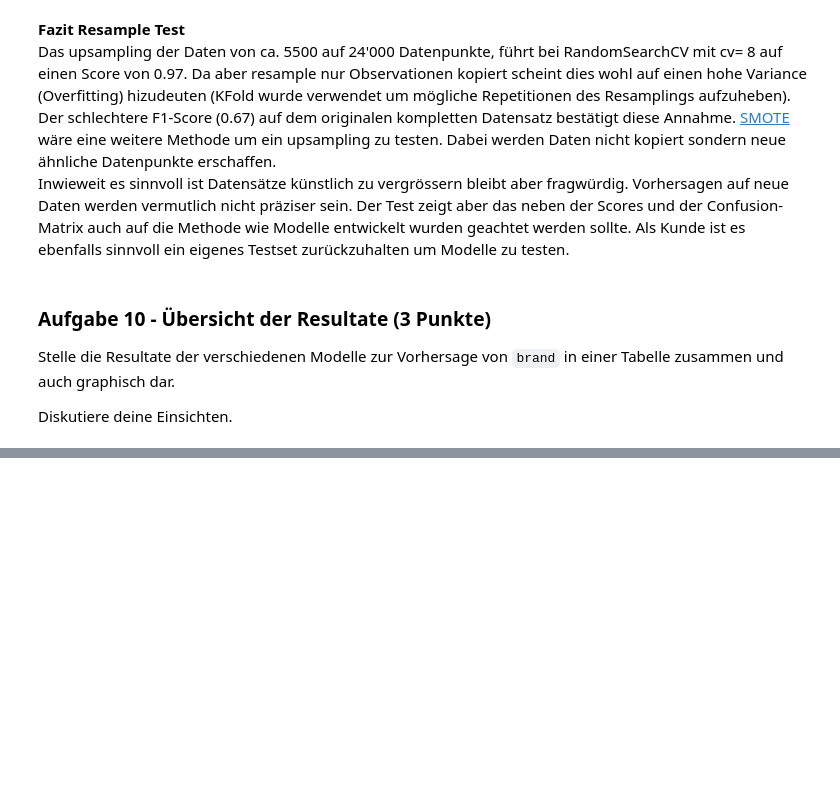
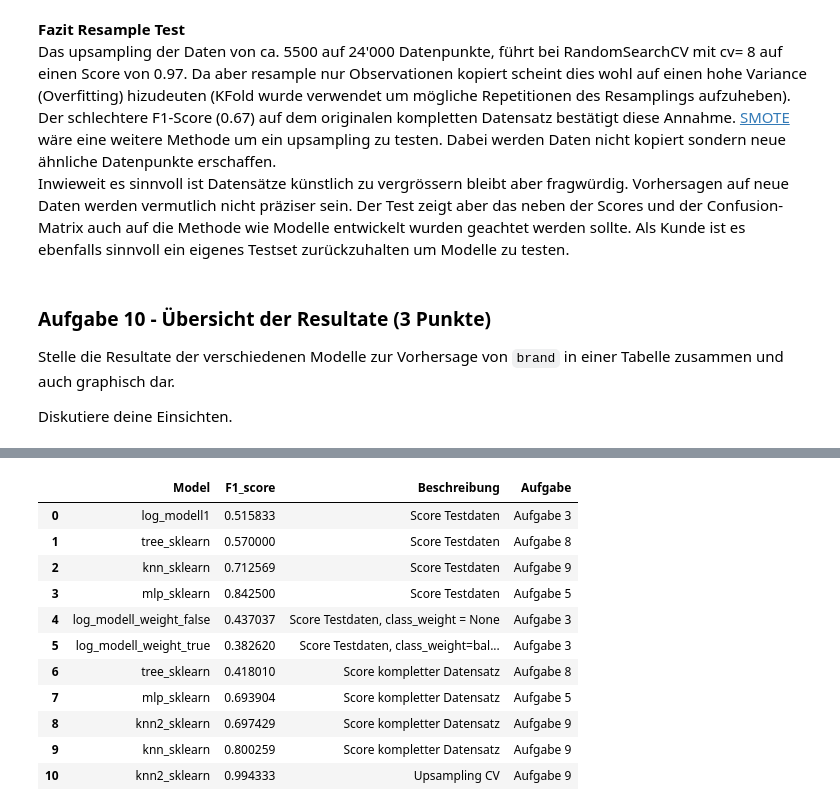
Before and after one commit to rootpi2203/ds_gml, a Jupyter notebook: gml_minichallenge_2/gml_minichallenge_2.ipynb, the cells around one changed output, grey strips where cells are left out. Saved outputs shown, nothing was run; the diff lists cells and outputs as text; code cells hidden in the pictures; blank space fills up the shorter version.

```diff
--- a/gml_minichallenge_2/gml_minichallenge_2.ipynb
+++ b/gml_minichallenge_2/gml_minichallenge_2.ipynb
@@ -2682,0 +2741,19 @@ YOUR ANSWER HERE
+# %%
+# Tabellarische Übersicht sortiert nach Scores
+result_models = pd.DataFrame(res_dict)
+result_models.sort_values(by=['Beschreibung', 'F1_score'], ascending=True, inplace=True)
+result_models.reset_index(drop=True, inplace=True)
+result_models
+# %% [output]
+|  | Model | F1_score | Beschreibung | Aufgabe |
+| 0 | log_modell1 | 0.515833 | Score Testdaten | Aufgabe 3 |
+| 1 | tree_sklearn | 0.570000 | Score Testdaten | Aufgabe 8 |
+| 2 | knn_sklearn | 0.712569 | Score Testdaten | Aufgabe 9 |
+| 3 | mlp_sklearn | 0.842500 | Score Testdaten | Aufgabe 5 |
+| 4 | log_modell_weight_false | 0.437037 | Score Testdaten, class_weight = None | Aufgabe 3 |
+| 5 | log_modell_weight_true | 0.382620 | Score Testdaten, class_weight=bal... | Aufgabe 3 |
+| 6 | tree_sklearn | 0.418010 | Score kompletter Datensatz | Aufgabe 8 |
+| 7 | mlp_sklearn | 0.693904 | Score kompletter Datensatz | Aufgabe 5 |
+| 8 | knn2_sklearn | 0.697429 | Score kompletter Datensatz | Aufgabe 9 |
+| 9 | knn_sklearn | 0.800259 | Score kompletter Datensatz | Aufgabe 9 |
+| 10 | knn2_sklearn | 0.994333 | Upsampling CV | Aufgabe 9 |
```
Also changed, not shown: parts of 10 cells of this notebook.
